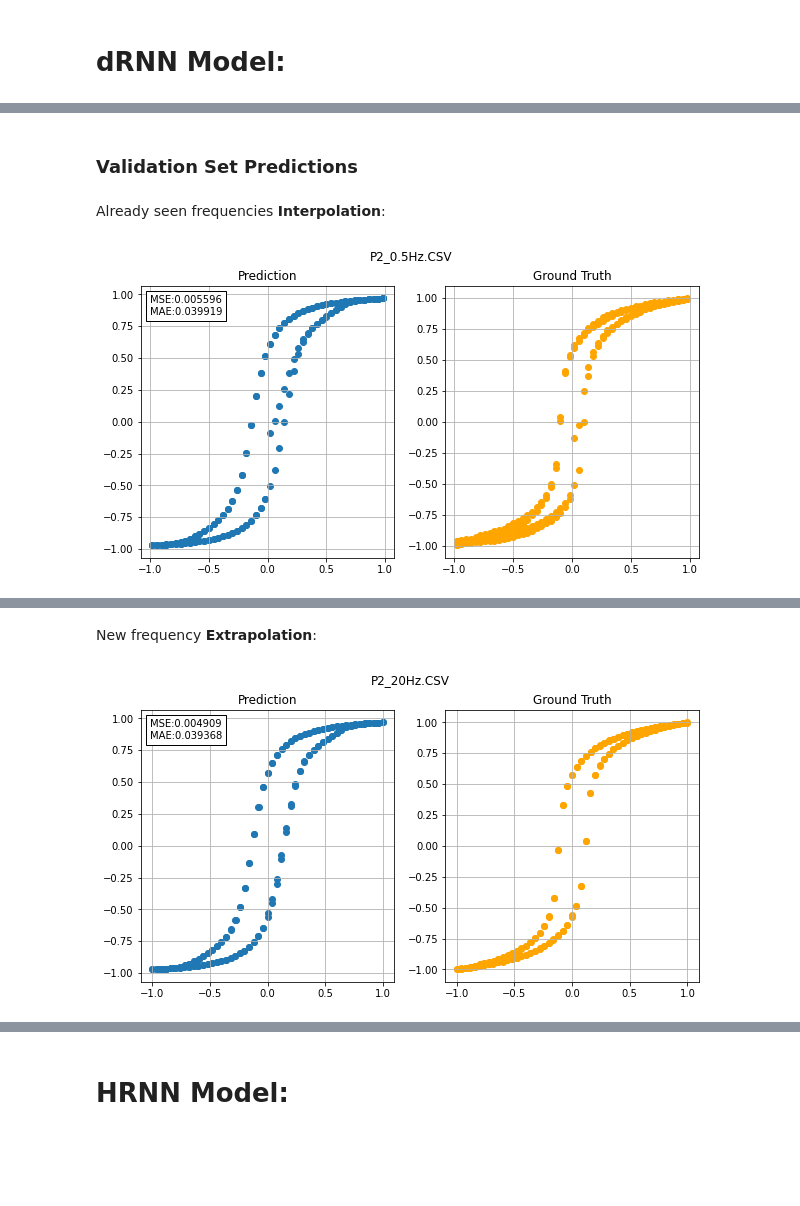
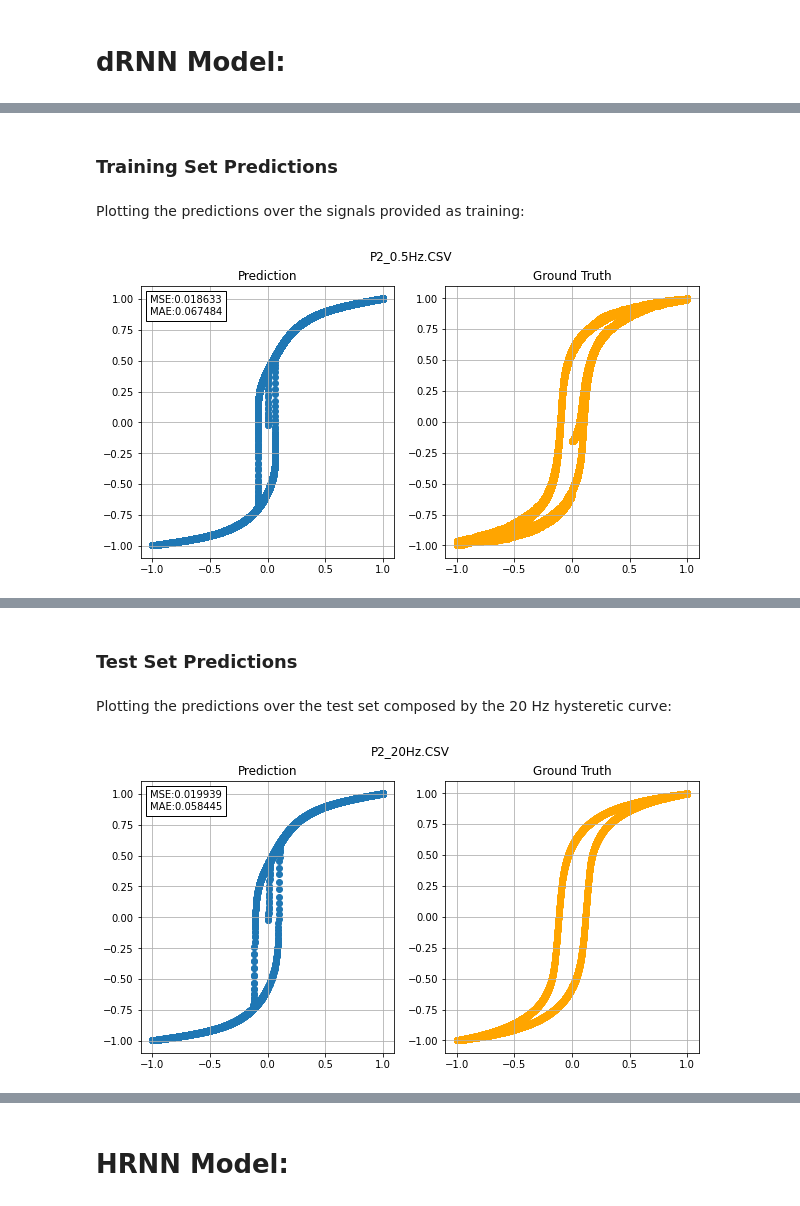
Before and after one commit to olivieromassi/Hysteresis-Modelling-with-Neural-Networks, a Jupyter notebook: PredictionComparison.ipynb, the cells around one changed output, grey strips where cells are left out. Saved outputs shown, nothing was run; the diff lists cells and outputs as text; code cells hidden in the pictures; blank space fills up the shorter version.

```diff
--- a/PredictionComparison.ipynb
+++ b/PredictionComparison.ipynb
@@ -78,8 +78,19 @@ for file in os.listdir(cwd):
 dataset = collections.OrderedDict(sorted(dataset.items(), key=lambda t: t[1].shape, reverse=True))
 # %%
 seq_len = 20
-subsample = True
+subsample = False
 subsample_len = 200
+
+train_dataset = collections.OrderedDict()
+
+if subsample:
+    for freq in dataset:
+        if freq != 'P2_20Hz.CSV':
+            train_dataset[freq] = dataset[freq].iloc[np.arange(0, len(dataset[freq]), int(len(dataset[freq])/subsample_len))]
+else:
+    for freq in dataset:
+        if freq != 'P2_20Hz.CSV':
+            train_dataset[freq] = dataset[freq]
 
 val_dataset = collections.OrderedDict()
 
@@ -133,4 +156,4 @@ dRNN with **256** units with tanh in the output layer:
 # %%
-# Read prediction file
-with open('/content/dRNN_256_units_seq_len_20_stateful_True_first_magnetization_True_subsampling_True_repeated_10_epochs_50.h5_predictions.txt', 'r') as file:
-     model_predictions = json.load(file)
+# Read training prediction file
+with open('/content/dRNN_256_units_seq_len_20_stateful_True_first_magnetization_True_subsampling_False_repeated_1_epochs_10.h5training_predictions.txt', 'r') as file:
+     model_predictions_training = json.load(file)
@@ -137,22 +164,21 @@ with open('/content/dRNN_256_units_seq_len_20_stateful_True_first_magnetization_
 # %% [markdown]
-### Validation Set Predictions
+### Training Set Predictions
-# %% [markdown]
-Already seen frequencies **Interpolation**:
+# %% [markdown]
+Plotting the predictions over the signals provided as training:
 # %%
 # Testing the model on the validation data, excluded the 20 Hz signal
 y_pred = []
 
-for freq in val_dataset:
-    if freq != 'P2_20Hz.CSV':
-        x_signal = np.array(val_dataset[freq][['H']])
+for freq in train_dataset:
+    x_signal = np.array(train_dataset[freq][['H']])
 
-        # Divide the signal in batches
-        x = x_signal.reshape(-1, seq_len)
+    # Divide the signal in batches
+    x = x_signal.reshape(-1, seq_len)
 
-        # Reshape batch predictions into a single array
-        y_pred = np.array(model_predictions[freq]).reshape(-1, 1)
-        y_true = val_dataset[freq]['B']
+    # Reshape batch predictions into a single array
+    y_pred = np.array(model_predictions_training[freq]).reshape(-1, 1)
+    y_true = train_dataset[freq]['B']
 
-        plot_prediction(y_pred, y_true, x_signal, freq)
+    plot_prediction(y_pred, y_true, x_signal, freq)
 # %% [output]
-[figure, old version]
+[figure, new version]
@@ -167,5 +194,7 @@ for freq in val_dataset:
-# %% [markdown]
-New frequency **Extrapolation**:
+# %% [markdown]
+### Test Set Predictions
+# %% [markdown]
+Plotting the predictions over the test set composed by the 20 Hz hysteretic curve:
 # %%
 # Testing the model on the 20 Hz signal in the Validation Data
 y_pred = []
@@ -178,9 +207,9 @@ x_signal = np.array(val_dataset[freq][['H']])
 x = x_signal.reshape(-1, seq_len)
 
 # Reshape batch predictions into a single array
-y_pred = np.array(model_predictions[freq]).reshape(-1, 1)
+y_pred = np.array(model_predictions_test[freq]).reshape(-1, 1)
 y_true = val_dataset[freq]['B']
 
 plot_prediction(y_pred, y_true, x_signal, freq)
 # %% [output]
-[figure, old version]
+[figure, new version]
```
Also changed, not shown: parts of 49 cells of this notebook.
